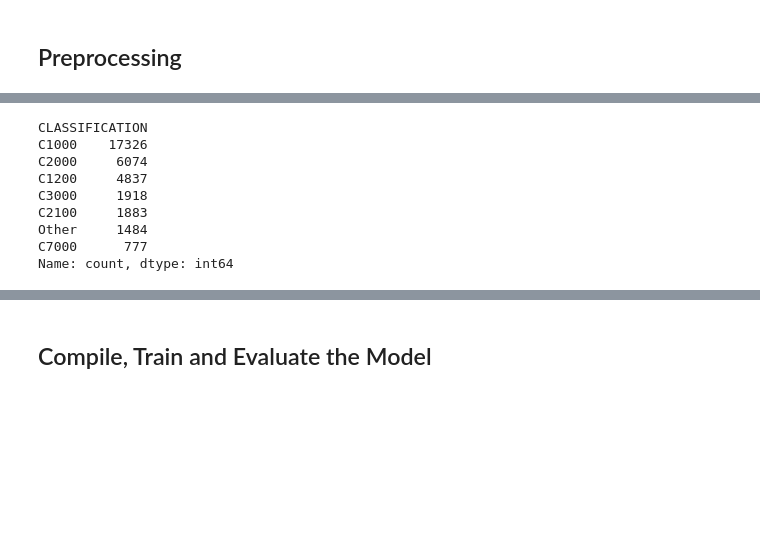
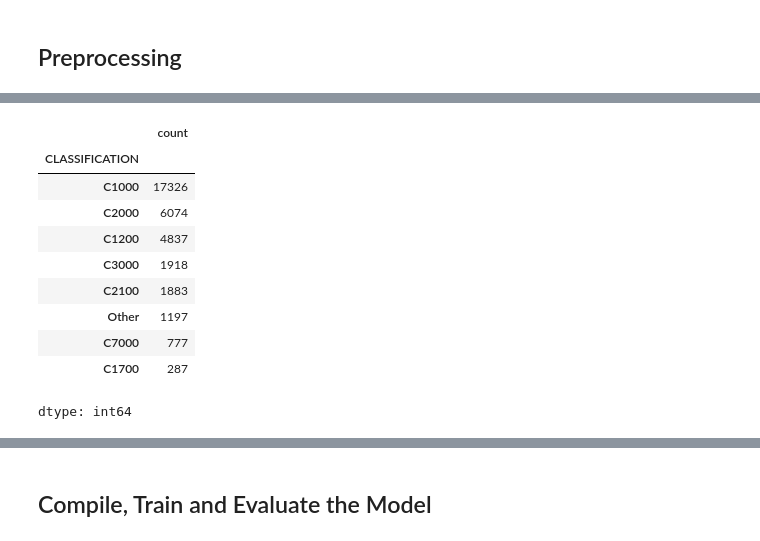
Before and after one commit to andrewgiannettino/deep-learning-challenge, a Jupyter notebook: Starter_Code.ipynb, the cells around one changed output, grey strips where cells are left out. Drawn from its saved outputs; the diff is of its cells as text; code cells hidden in the pictures; blank space fills up the shorter version.

```diff
--- a/Starter_Code.ipynb
+++ b/Starter_Code.ipynb
@@ -141,24 +147,26 @@ Name: count, dtype: int64
 # %%
 # Choose a cutoff value and create a list of classifications to be replaced
 # use the variable name `classifications_to_replace`
-classifications_to_replace = list(classification_counts[classification_counts < 300].index)
+classifications_to_replace = list(classification_counts[classification_counts < 250].index)
 
 # Replace in dataframe
 for cls in classifications_to_replace:
     application_df['CLASSIFICATION'] = application_df['CLASSIFICATION'].replace(cls,"Other")
 
 # Check to make sure replacement was successful
 application_df['CLASSIFICATION'].value_counts()
 # %% [output]
+|  | count |
+| CLASSIFICATION |  |
+| C1000 | 17326 |
+| C2000 | 6074 |
+| C1200 | 4837 |
+| C3000 | 1918 |
+| C2100 | 1883 |
+| Other | 1197 |
+| C7000 | 777 |
+| C1700 | 287 |
-CLASSIFICATION
-C1000    17326
-C2000     6074
-C1200     4837
-C3000     1918
-C2100     1883
-Other     1484
-C7000      777
-Name: count, dtype: int64
+dtype: int64
 # %%
 # Convert categorical data to numeric with `pd.get_dummies`
 numeric_application_df = pd.get_dummies(application_df)
```
Also changed, not shown: parts of 21 cells of this notebook.
